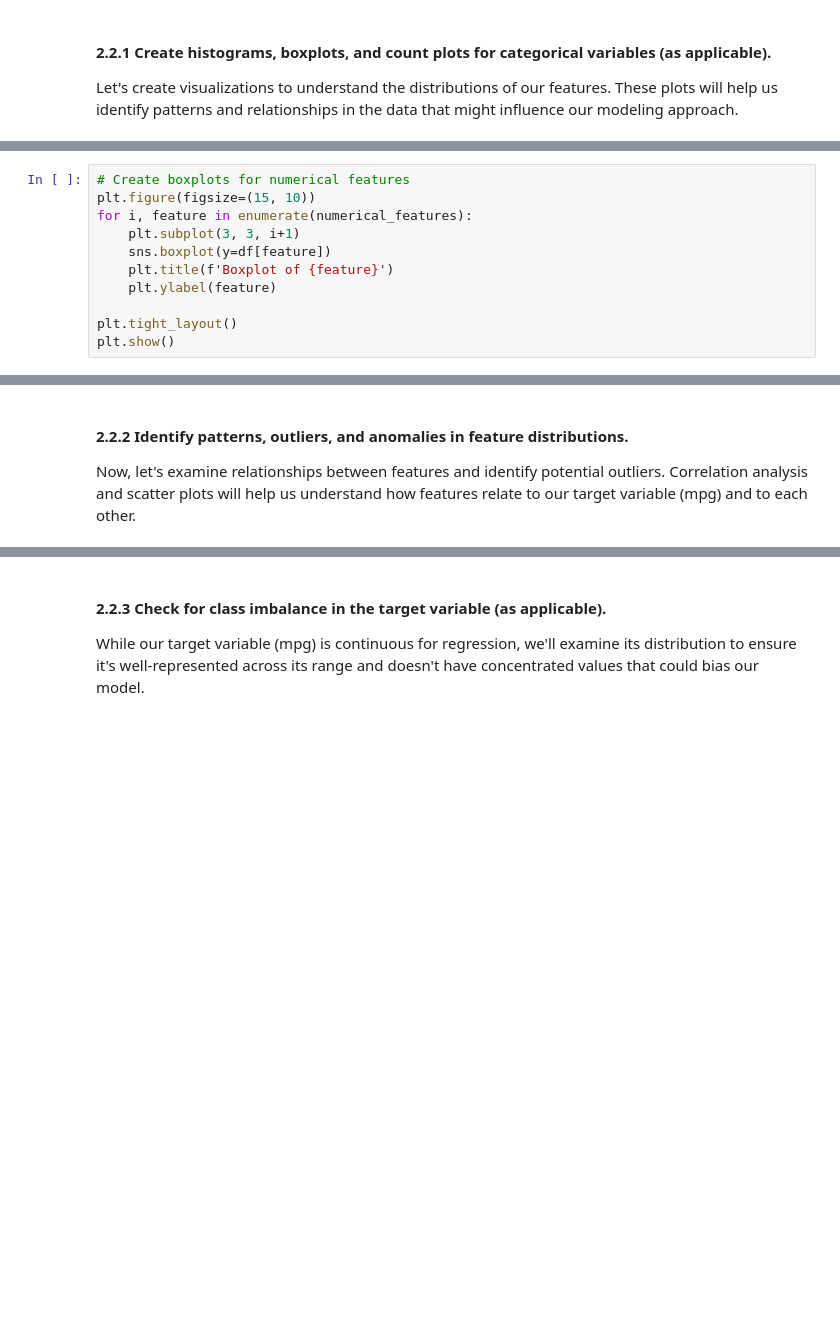
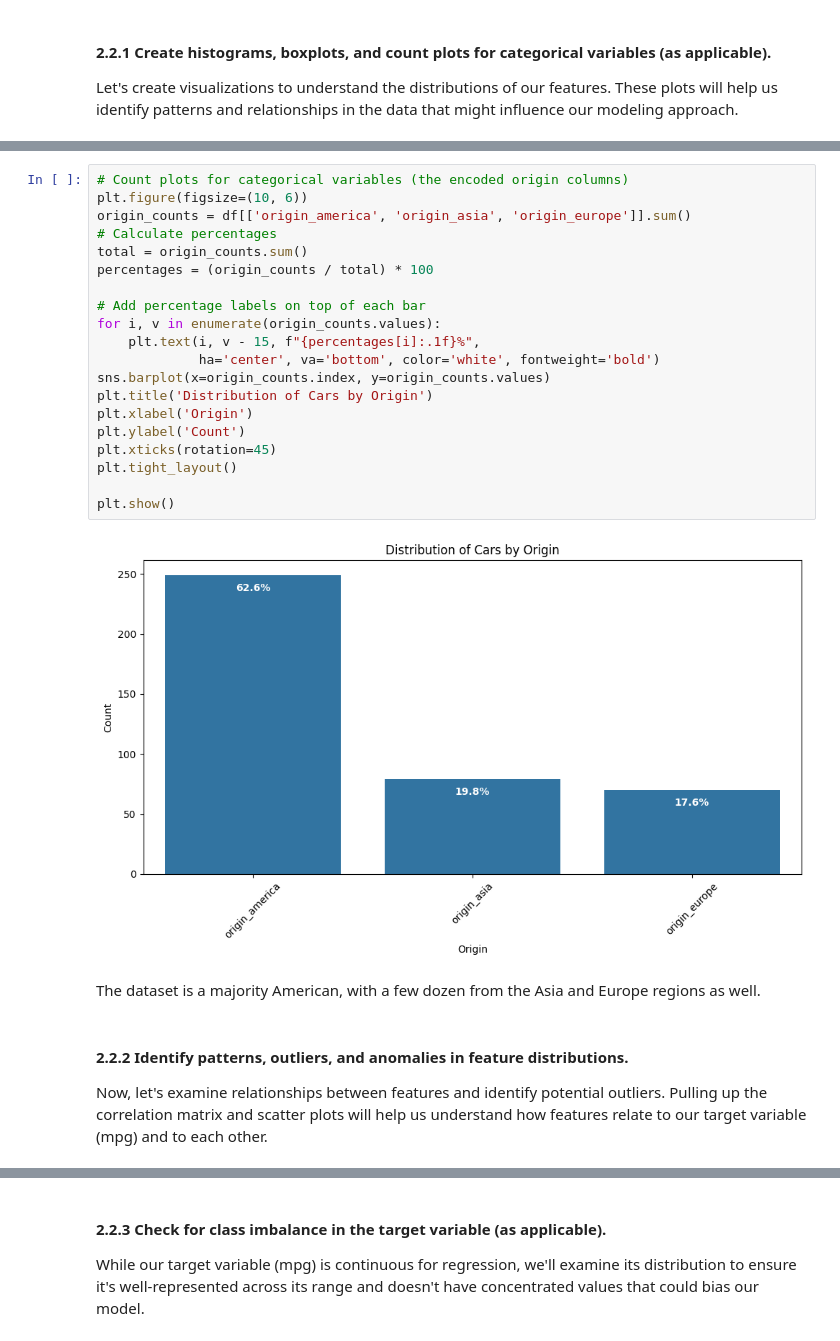
Before and after one commit to gjrich/ml_regression_gjrich, a Jupyter notebook: regression_gjrich.ipynb, the cells around one changed output, grey strips where cells are left out. Saved outputs shown, nothing was run; the diff lists cells and outputs as text; blank space fills up the shorter version.

```diff
--- a/regression_gjrich.ipynb
+++ b/regression_gjrich.ipynb
@@ -260,11 +346,0 @@ plt.show()
-# %%
-# Create boxplots for numerical features
-plt.figure(figsize=(15, 10))
-for i, feature in enumerate(numerical_features):
-    plt.subplot(3, 3, i+1)
-    sns.boxplot(y=df[feature])
-    plt.title(f'Boxplot of {feature}')
-    plt.ylabel(feature)
-
-plt.tight_layout()
-plt.show()
@@ -282,4 +357,28 @@ plt.show()
+# %%
+# Count plots for categorical variables (the encoded origin columns)
+plt.figure(figsize=(10, 6))
+origin_counts = df[['origin_america', 'origin_asia', 'origin_europe']].sum()
+# Calculate percentages
+total = origin_counts.sum()
+percentages = (origin_counts / total) * 100
+
+# Add percentage labels on top of each bar
+for i, v in enumerate(origin_counts.values):
+    plt.text(i, v - 15, f"{percentages[i]:.1f}%",
+             ha='center', va='bottom', color='white', fontweight='bold')
+sns.barplot(x=origin_counts.index, y=origin_counts.values)
+plt.title('Distribution of Cars by Origin')
+plt.xlabel('Origin')
+plt.ylabel('Count')
+plt.xticks(rotation=45)
+plt.tight_layout()
+
+plt.show()
+# %% [output]
+[figure, added]
+# %% [markdown]
+The dataset is a majority American, with a few dozen from the Asia and Europe regions as well.
 # %% [markdown]
 #### 2.2.2 Identify patterns, outliers, and anomalies in feature distributions.
 
-Now, let's examine relationships between features and identify potential outliers. Correlation analysis and scatter plots will help us understand how features relate to our target variable (mpg) and to each other.
+Now, let's examine relationships between features and identify potential outliers. Pulling up the correlation matrix and scatter plots will help us understand how features relate to our target variable (mpg) and to each other.
```
Also changed, not shown: parts of 79 cells of this notebook.
